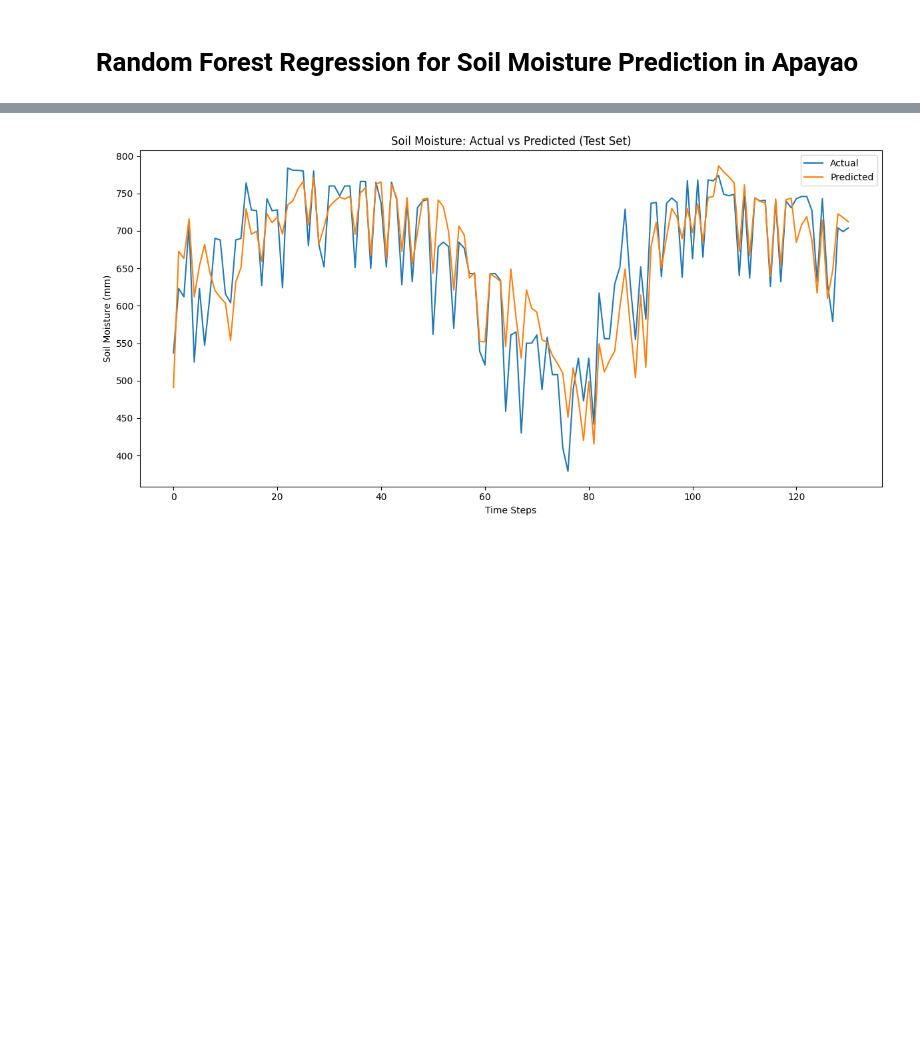
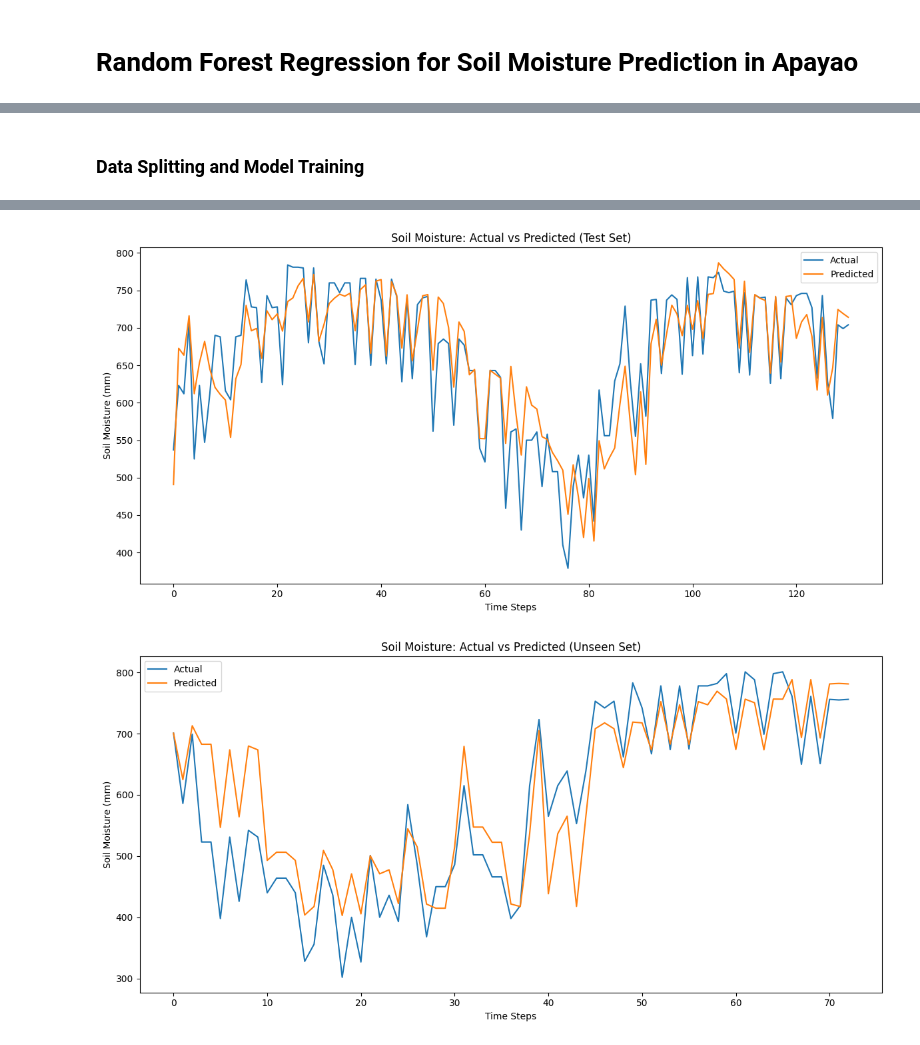
Before and after one commit to eysszn/9428-Acetone, a Jupyter notebook: finalproj/Random Forest.ipynb, the cells around one changed output, grey strips where cells are left out. Cells and saved outputs as stored; diff of their text form; code cells hidden in the pictures; blank space fills up the shorter version.

```diff
--- a/finalproj/Random Forest.ipynb
+++ b/finalproj/Random Forest.ipynb
@@ -3,37 +86,6 @@
+# %% [markdown]
+### Data Splitting and Model Training
 # %%
-import pandas as pd
-import numpy as np
-from sklearn.ensemble import RandomForestRegressor
-from sklearn.metrics import mean_squared_error, mean_absolute_error
-from sklearn.model_selection import GridSearchCV, train_test_split
-from math import log, sqrt
-import matplotlib.pyplot as plt
-import warnings
-# Suppress all warnings
-warnings.filterwarnings("ignore")
-
-# Load the dataset
-df = pd.read_csv('Apayao.csv')
-
-# Convert 'Time' to datetime
-df['Time'] = pd.to_datetime(df['Time'], format='%m/%d/%Y')
-
-# Sort by time
-df = df.sort_values('Time')
-
-# Create lag features (t-1, t-2, t-3) for soil moisture
-df['Soil_Moisture_Lag1'] = df.groupby('Municipal')['Soil Moisture (mm)'].shift(1)
-df['Soil_Moisture_Lag2'] = df.groupby('Municipal')['Soil Moisture (mm)'].shift(2)
-df['Soil_Moisture_Lag3'] = df.groupby('Municipal')['Soil Moisture (mm)'].shift(3)
-
-# Drop rows with NaN values (first 3 rows for each municipality)
-df = df.dropna()
-
-# Define features and target
-# As per requirements, we'll only use soil moisture as a feature
-X = df[['Soil_Moisture_Lag1', 'Soil_Moisture_Lag2', 'Soil_Moisture_Lag3']]
-y = df['Soil Moisture (mm)']
-
 # Split into seen (90%) and unseen (10%) sets
 seen_size = int(len(df) * 0.9)
 X_seen = X[:seen_size]
@@ -58,7 +110,7 @@ param_grid = {
 grid_search = GridSearchCV(
     estimator=RandomForestRegressor(random_state=42),
     param_grid=param_grid,
-    cv=5,
+    cv=10,  # 10-fold cross-validation
     n_jobs=-1,
     scoring='neg_mean_squared_error'
 )
@@ -129,24 +181,6 @@ print(f"Unseen MAE: {mae_unseen:.3f}")
 print(f"Unseen AIC: {aic_unseen:.3f}")
 print(f"Unseen BIC: {bic_unseen:.3f}")
 
-# # Predict next month's soil moisture for each municipality
-# last_data = df.groupby('Municipal').last()
-# next_month_predictions = {}
-#
-# for municipality in df['Municipal'].unique():
-#     # Get the last 3 soil moisture values for this municipality
-#     last_values = df[df['Municipal'] == municipality].tail(3)['Soil Moisture (mm)'].values
-#
-#     # Create feature vector for prediction
-#     if len(last_values) >= 3:
-#         features = [[last_values[2], last_values[1], last_values[0]]]
-#         prediction = best_rf.predict(features)[0]
-#         next_month_predictions[municipality] = prediction
-#
-# print("\nPredicted soil moisture for next month:")
-# for municipality, prediction in next_month_predictions.items():
-#     print(f"{municipality}: {prediction:.2f} mm")
-
 # Plot actual vs predicted for test set
 plt.figure(figsize=(12, 6))
 plt.plot(actuals, label='Actual')
@@ -160,11 +194,14 @@ plt.tight_layout()
 plt.show()
 plt.close()
 
-# # Feature importance
-# feature_importance = pd.DataFrame(
-#     {'Feature': X.columns, 'Importance': best_rf.feature_importances_}
-# ).sort_values('Importance', ascending=False)
-#
-# print("\nFeature Importance:")
-# print(feature_importance)
+# Plot actual vs predicted for unseen set
+plt.figure(figsize=(12, 6))
+plt.plot(y_unseen.values, label='Actual')
+plt.plot(unseen_predictions, label='Predicted')
+plt.title('Soil Moisture: Actual vs Predicted (Unseen Set)')
+plt.xlabel('Time Steps')
+plt.ylabel('Soil Moisture (mm)')
+plt.legend()
+plt.tight_layout()
+plt.show()
 # %% [output]
@@ -181 +218,2 @@ Unseen BIC: 628.257
 [figure]
+[figure, added]
```
Also changed, not shown: parts of 3 cells of this notebook.
